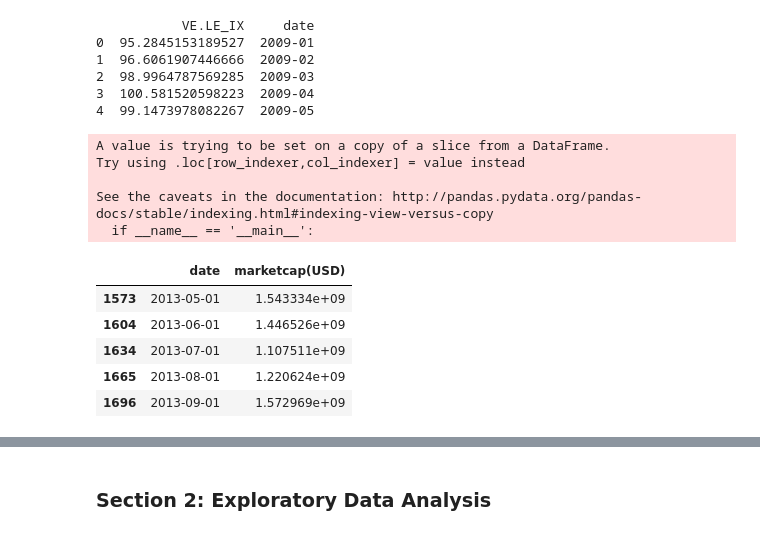
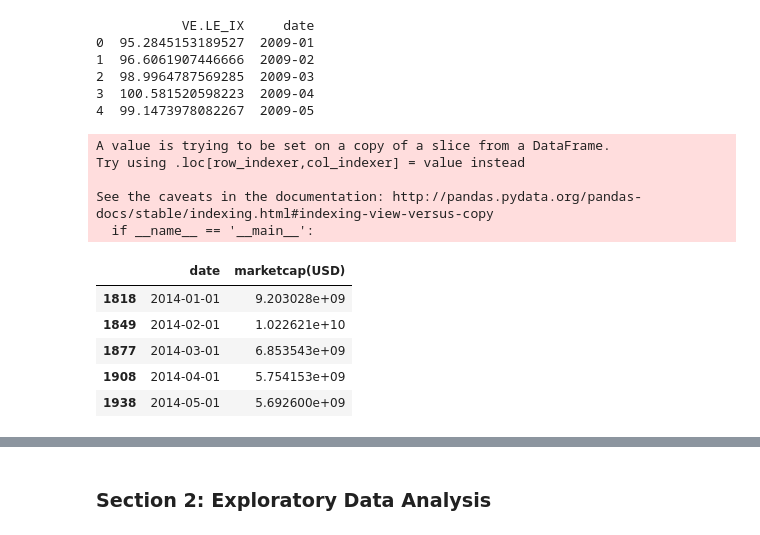
Before and after one commit to bakitybacon/cryptoeconomics, a Jupyter notebook: 340termproject.ipynb, the cells around one changed output, grey strips where cells are left out. Cells and saved outputs as stored; diff of their text form; code cells hidden in the pictures.

```diff
--- a/340termproject.ipynb
+++ b/340termproject.ipynb
@@ -68,32 +68,32 @@ financial_data["date"] = financial_data["date"]+"-01"
 # %%
 #loading bitcoin data
 btc_data = pd.read_csv("btc.csv")
 btc_data = btc_data[btc_data["marketcap(USD)"] != np.nan]
 
 #selecting columns of interest
 mc_date = btc_data[["date","marketcap(USD)"]]
 
 #converting to date time format
 mc_date['date'] = pd.to_datetime(mc_date['date'])
 mc_date = mc_date.dropna()
 
-years = [2013,2014,2015,2016]
+years = [2014,2015,2016,2017]
 
 mc_date = mc_date[mc_date['date'].dt.year.isin(years) & mc_date['date'].dt.day.isin([1])]
 mc_date['date'] = mc_date['date'].dt.strftime(date_format="%Y-%m-%d")
 mc_date.head()
 # %% [output]
 A value is trying to be set on a copy of a slice from a DataFrame.
 Try using .loc[row_indexer,col_indexer] = value instead
 
 See the caveats in the documentation: http://pandas.pydata.org/pandas-docs/stable/indexing.html#indexing-view-versus-copy
   if __name__ == '__main__':
 |  | date | marketcap(USD) |
-| 1573 | 2013-05-01 | 1.543334e+09 |
-| 1604 | 2013-06-01 | 1.446526e+09 |
-| 1634 | 2013-07-01 | 1.107511e+09 |
-| 1665 | 2013-08-01 | 1.220624e+09 |
-| 1696 | 2013-09-01 | 1.572969e+09 |
+| 1818 | 2014-01-01 | 9.203028e+09 |
+| 1849 | 2014-02-01 | 1.022621e+10 |
+| 1877 | 2014-03-01 | 6.853543e+09 |
+| 1908 | 2014-04-01 | 5.754153e+09 |
+| 1938 | 2014-05-01 | 5.692600e+09 |
 # %%
 combined = mc_date.merge(financial_data, on="date")
 combined['date'] = pd.to_datetime(combined['date'])
```
Also changed, not shown: parts of 11 cells of this notebook, 1 other file.
